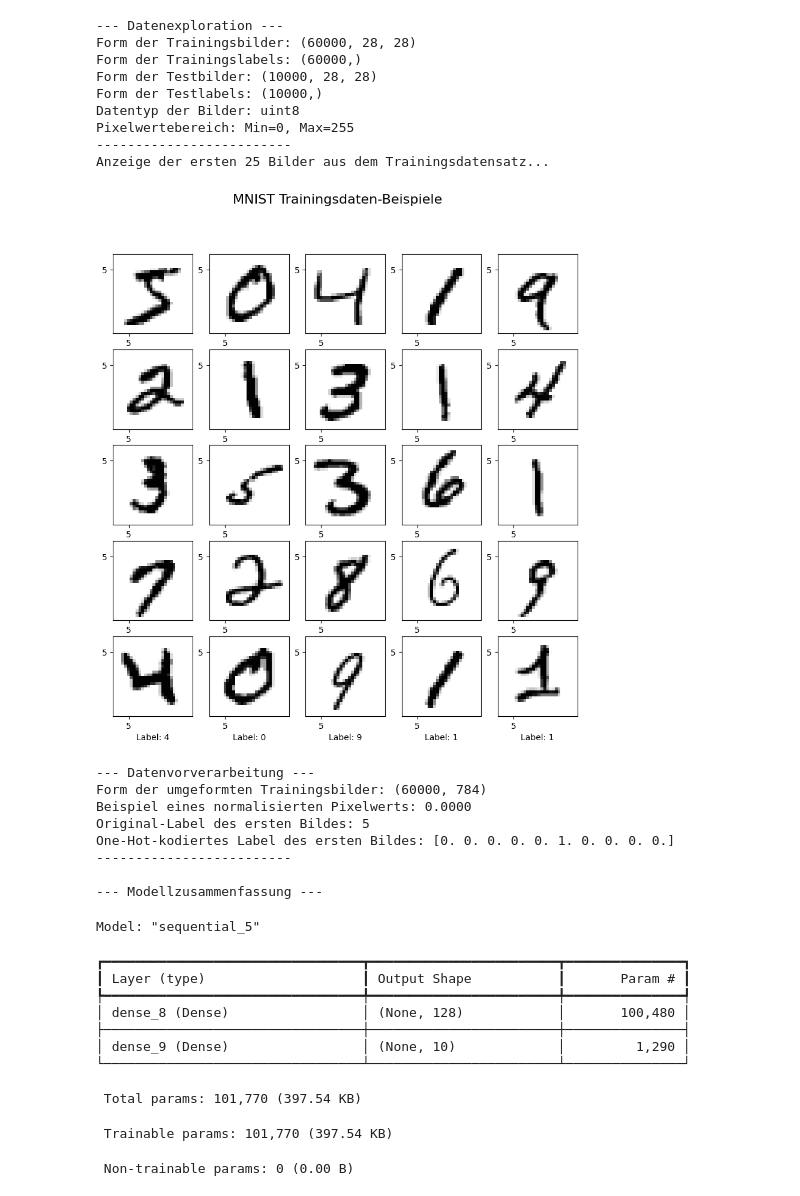
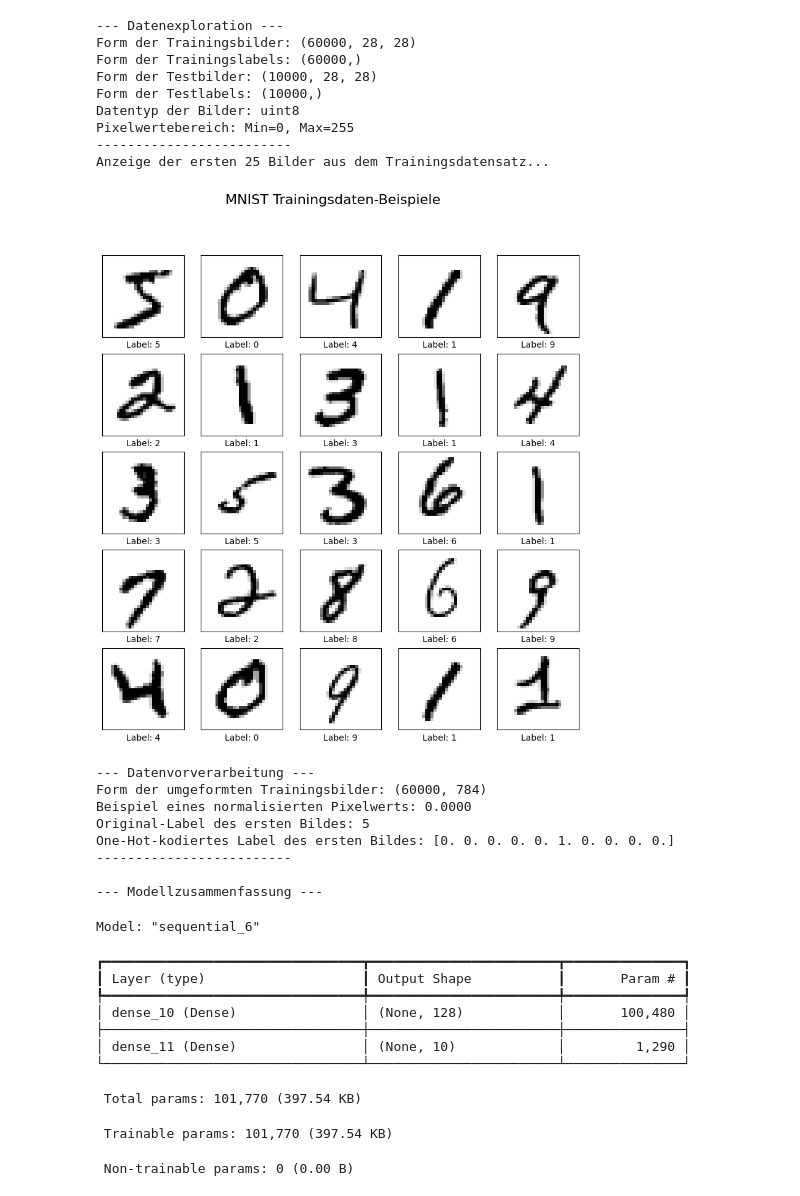
Before and after one commit to zerox80/Tensorflow-MNIST, a Jupyter notebook: Vollständiger_MNIST_Workflow_in_TensorFlow.ipynb, the cells around one changed output. Drawn from its saved outputs; the diff is of its cells as text; code cells hidden in the pictures.

```diff
--- a/Vollständiger_MNIST_Workflow_in_TensorFlow.ipynb
+++ b/Vollständiger_MNIST_Workflow_in_TensorFlow.ipynb
@@ -28,8 +28,8 @@ print("Anzeige der ersten 25 Bilder aus dem Trainingsdatensatz...")
 plt.figure(figsize=(10, 10))
 for i in range(25):
     plt.subplot(5, 5, i + 1)
-    plt.xticks([5])
-    plt.yticks([5])
+    plt.xticks([])
+    plt.yticks([])
     plt.grid(False)
     plt.imshow(x_train[i], cmap=plt.cm.binary)
     plt.xlabel(f"Label: {y_train[i]}")
@@ -169,34 +169,34 @@ try:
         for i, prob in enumerate(predicted_probabilities):
             print(f"  Klasse {i}: {prob:.4f}")
 
         print(f"\nVorhergesagtes Label: {predicted_label}")
         print(f"Wahres Label: {true_label}")
 
         # Visualisierung des Bildes zur Bestätigung
         plt.figure()
         plt.imshow(x_test[sample_index], cmap=plt.cm.binary)
         plt.title(f"Vorhersage: {predicted_label}, Wahr: {true_label}")
         plt.grid(False)
         plt.xticks([])
         plt.yticks([])
         plt.show()
     else:
         print("Ungültiger Index. Bitte geben Sie eine Zahl im gültigen Bereich ein.")
 except ValueError:
     print("Ungültige Eingabe. Bitte geben Sie eine ganze Zahl ein.")
 
 print("-" * 25)
 # %% [output]
 --- Datenexploration ---
 Form der Trainingsbilder: (60000, 28, 28)
 Form der Trainingslabels: (60000,)
 Form der Testbilder: (10000, 28, 28)
 Form der Testlabels: (10000,)
 Datentyp der Bilder: uint8
 Pixelwertebereich: Min=0, Max=255
 -------------------------
 Anzeige der ersten 25 Bilder aus dem Trainingsdatensatz...
-[figure, old version]
+[figure, new version]
 --- Datenvorverarbeitung ---
 Form der umgeformten Trainingsbilder: (60000, 784)
 Beispiel eines normalisierten Pixelwerts: 0.0000
@@ -205,13 +205,13 @@ One-Hot-kodiertes Label des ersten Bildes: [0. 0. 0. 0. 0. 1. 0. 0. 0. 0.]
 -------------------------
 
 --- Modellzusammenfassung ---
-Model: "sequential_5"
+Model: "sequential_6"
 ┏━━━━━━━━━━━━━━━━━━━━━━━━━━━━━━━━━┳━━━━━━━━━━━━━━━━━━━━━━━━┳━━━━━━━━━━━━━━━┓
 ┃ Layer (type)                    ┃ Output Shape           ┃       Param # ┃
 ┡━━━━━━━━━━━━━━━━━━━━━━━━━━━━━━━━━╇━━━━━━━━━━━━━━━━━━━━━━━━╇━━━━━━━━━━━━━━━┩
-│ dense_8 (Dense)                 │ (None, 128)            │       100,480 │
+│ dense_10 (Dense)                │ (None, 128)            │       100,480 │
 ├─────────────────────────────────┼────────────────────────┼───────────────┤
-│ dense_9 (Dense)                 │ (None, 10)             │         1,290 │
+│ dense_11 (Dense)                │ (None, 10)             │         1,290 │
 └─────────────────────────────────┴────────────────────────┴───────────────┘
  Total params: 101,770 (397.54 KB)
  Trainable params: 101,770 (397.54 KB)
```
Also changed, not shown: parts of 1 cell of this notebook.
